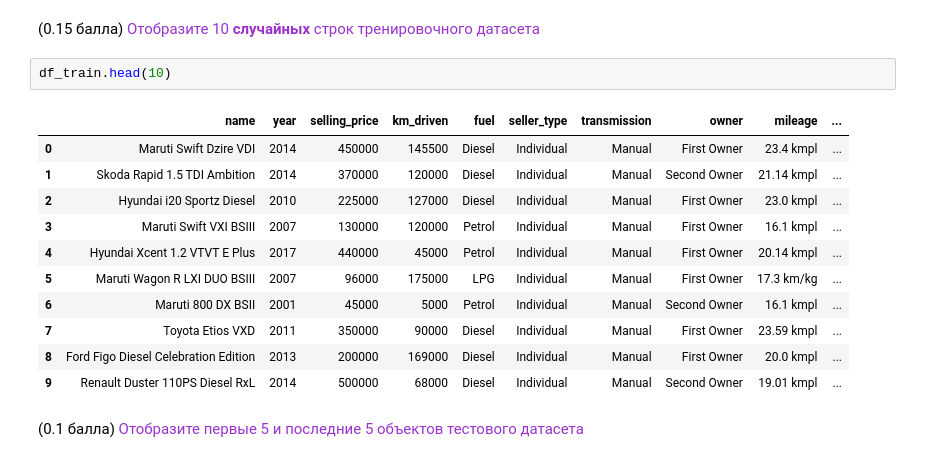
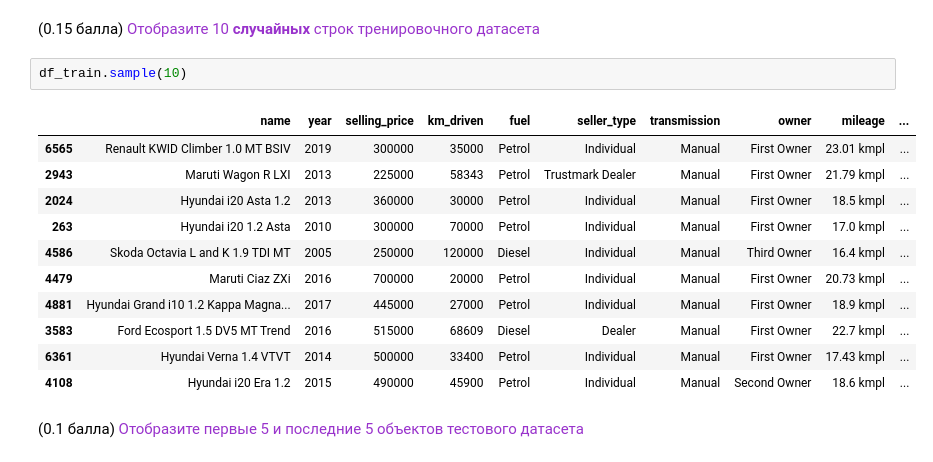
Before and after one commit to Kulikov17/MLDS_ML, a Jupyter notebook: HW1/HW1_Regression_with_inference.ipynb, the cells around one changed output. Cells and saved outputs as stored; diff of their text form.

```diff
--- a/HW1/HW1_Regression_with_inference.ipynb
+++ b/HW1/HW1_Regression_with_inference.ipynb
@@ -40,19 +40,19 @@ Test data shape:  (1000, 13)
 # %% [markdown]
 (0.15 балла) <font color='#9933CC'>Отобразите 10 **случайных** строк тренировочного датасета</font>
 # %%
-df_train.head(10)
+df_train.sample(10)
 # %% [output]
 |  | name | year | selling_price | km_driven | fuel | seller_type | transmission | owner | mileage | ... |
-| 0 | Maruti Swift Dzire VDI | 2014 | 450000 | 145500 | Diesel | Individual | Manual | First Owner | 23.4 kmpl | ... |
-| 1 | Skoda Rapid 1.5 TDI Ambition | 2014 | 370000 | 120000 | Diesel | Individual | Manual | Second Owner | 21.14 kmpl | ... |
-| 2 | Hyundai i20 Sportz Diesel | 2010 | 225000 | 127000 | Diesel | Individual | Manual | First Owner | 23.0 kmpl | ... |
-| 3 | Maruti Swift VXI BSIII | 2007 | 130000 | 120000 | Petrol | Individual | Manual | First Owner | 16.1 kmpl | ... |
-| 4 | Hyundai Xcent 1.2 VTVT E Plus | 2017 | 440000 | 45000 | Petrol | Individual | Manual | First Owner | 20.14 kmpl | ... |
-| 5 | Maruti Wagon R LXI DUO BSIII | 2007 | 96000 | 175000 | LPG | Individual | Manual | First Owner | 17.3 km/kg | ... |
-| 6 | Maruti 800 DX BSII | 2001 | 45000 | 5000 | Petrol | Individual | Manual | Second Owner | 16.1 kmpl | ... |
-| 7 | Toyota Etios VXD | 2011 | 350000 | 90000 | Diesel | Individual | Manual | First Owner | 23.59 kmpl | ... |
-| 8 | Ford Figo Diesel Celebration Edition | 2013 | 200000 | 169000 | Diesel | Individual | Manual | First Owner | 20.0 kmpl | ... |
-| 9 | Renault Duster 110PS Diesel RxL | 2014 | 500000 | 68000 | Diesel | Individual | Manual | Second Owner | 19.01 kmpl | ... |
+| 6565 | Renault KWID Climber 1.0 MT BSIV | 2019 | 300000 | 35000 | Petrol | Individual | Manual | First Owner | 23.01 kmpl | ... |
+| 2943 | Maruti Wagon R LXI | 2013 | 225000 | 58343 | Petrol | Trustmark Dealer | Manual | First Owner | 21.79 kmpl | ... |
+| 2024 | Hyundai i20 Asta 1.2 | 2013 | 360000 | 30000 | Petrol | Individual | Manual | First Owner | 18.5 kmpl | ... |
+| 263 | Hyundai i20 1.2 Asta | 2010 | 300000 | 70000 | Petrol | Individual | Manual | First Owner | 17.0 kmpl | ... |
+| 4586 | Skoda Octavia L and K 1.9 TDI MT | 2005 | 250000 | 120000 | Diesel | Individual | Manual | Third Owner | 16.4 kmpl | ... |
+| 4479 | Maruti Ciaz ZXi | 2016 | 700000 | 20000 | Petrol | Individual | Manual | First Owner | 20.73 kmpl | ... |
+| 4881 | Hyundai Grand i10 1.2 Kappa Magna... | 2017 | 445000 | 27000 | Petrol | Individual | Manual | First Owner | 18.9 kmpl | ... |
+| 3583 | Ford Ecosport 1.5 DV5 MT Trend | 2016 | 515000 | 68609 | Diesel | Dealer | Manual | First Owner | 22.7 kmpl | ... |
+| 6361 | Hyundai Verna 1.4 VTVT | 2014 | 500000 | 33400 | Petrol | Individual | Manual | First Owner | 17.43 kmpl | ... |
+| 4108 | Hyundai i20 Era 1.2 | 2015 | 490000 | 45900 | Petrol | Individual | Manual | Second Owner | 18.6 kmpl | ... |
 # %% [markdown]
 (0.1 балла) <font color='#9933CC'>Отобразите первые 5 и последние 5 объектов тестового датасета</font>
 # %%
```
Also changed, not shown: parts of 32 cells of this notebook.
